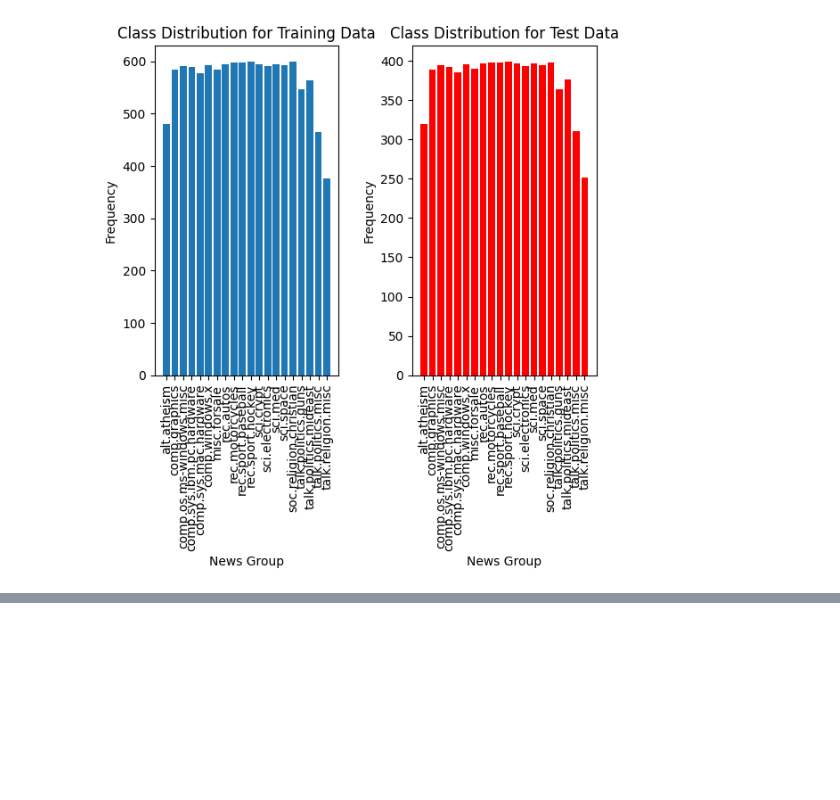
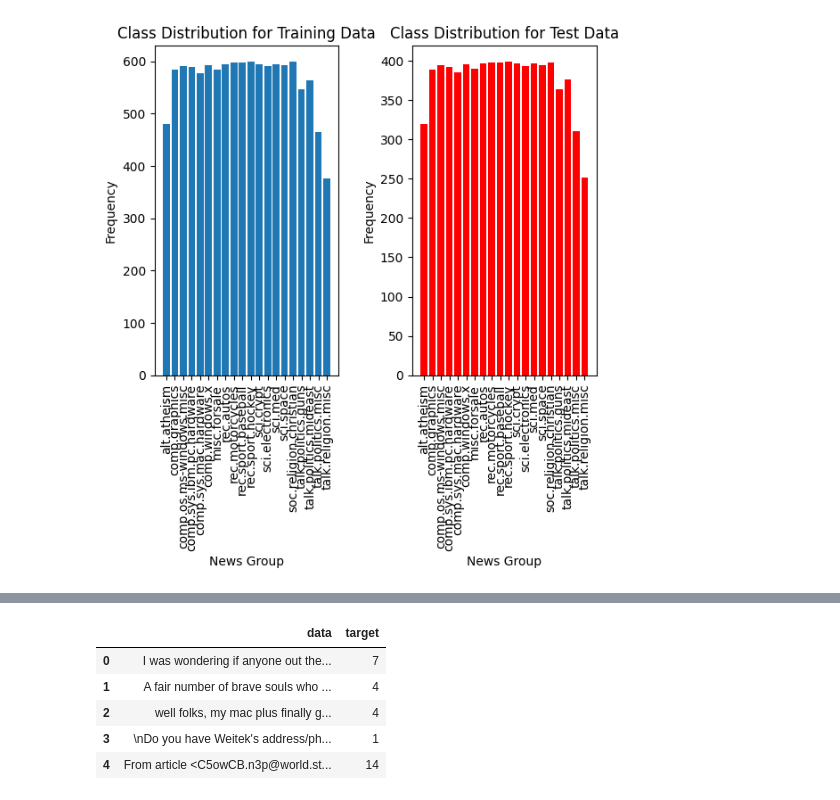
Before and after one commit to Satomiko/20Newsgroups, a Jupyter notebook: 20Newsgroups.ipynb, the cells around one changed output, grey strips where cells are left out. Cells and saved outputs as stored; diff of their text form; code cells hidden in the pictures; blank space fills up the shorter version.

```diff
--- a/20Newsgroups.ipynb
+++ b/20Newsgroups.ipynb
@@ -18,0 +63,4 @@ dir(data)
+# %%
+#headers, footers and quotes can be removed by indicating in fetch_20newsgroups function.
+remove = ("headers", "footers", "quotes")
+data1=fetch_20newsgroups (remove=remove)
@@ -19,4 +103,5 @@ dir(data)
 # %%
-categories = data.target_names
-train_data = fetch_20newsgroups(subset = 'train', shuffle = True)
-test_data= fetch_20newsgroups(subset = 'test', shuffle = True)
+#while defining train_data and test_data, remove headers, footers and quotes available in each data
+
+train_data = fetch_20newsgroups(subset = 'train', shuffle = True, remove = remove)
+test_data= fetch_20newsgroups(subset = 'test', shuffle = True, remove = remove)
@@ -98,3 +160,7 @@ plt.subplots_adjust(wspace=0.4) #increase horisontal space
 plt.show()
 # %% [output]
 [figure]
+# %%
+#Convert Bunch format to dataframe
+train_df = pd.DataFrame({'data': train_data.data, 'target': train_data.target})
+test_df = pd.DataFrame({'data': test_data.data, 'target': test_data.target})
@@ -100,0 +179,9 @@ plt.show()
+# %%
+train_df.head()
+# %% [output]
+|  | data | target |
+| 0 | I was wondering if anyone out the... | 7 |
+| 1 | A fair number of brave souls who ... | 4 |
+| 2 | well folks, my mac plus finally g... | 4 |
+| 3 | \nDo you have Weitek's address/ph... | 1 |
+| 4 | From article <C5owCB.n3p@world.st... | 14 |
```
Also changed, not shown: parts of 8 cells of this notebook.
